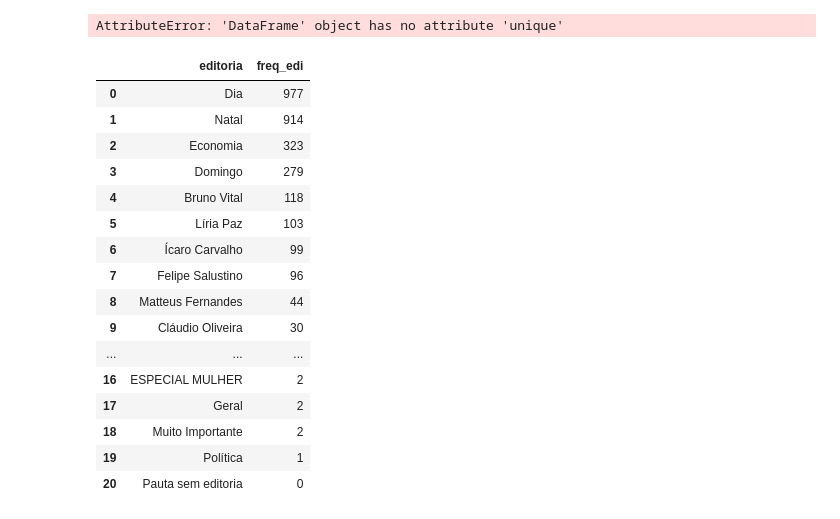
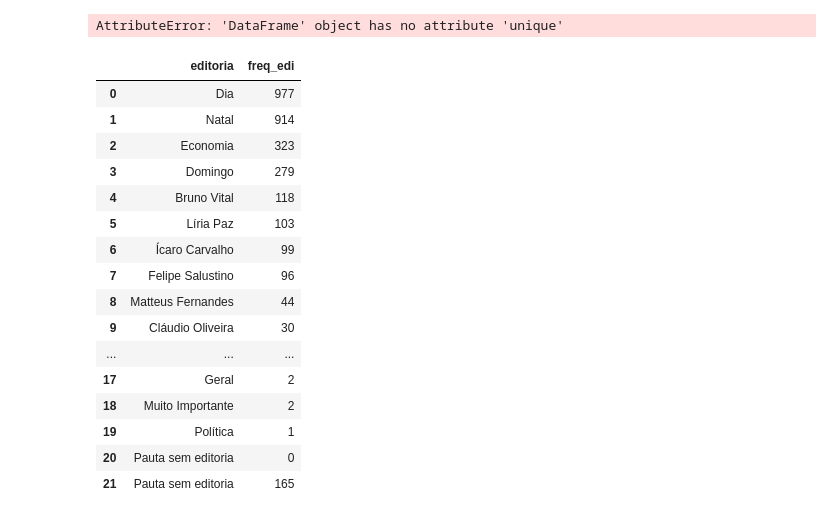
Before and after one commit to alisson002/Dashboard-TN, a Jupyter notebook: graficosPython.ipynb, the cells around one changed output. Drawn from its saved outputs; the diff is of its cells as text; code cells hidden in the pictures.

Commit message:
Corrigindo e finalizando as parte de notícias por editoria do impresso.

```diff
--- a/graficosPython.ipynb
+++ b/graficosPython.ipynb
@@ -559,35 +559,43 @@ AttributeError: 'DataFrame' object has no attribute 'unique'
 df_editorias_impresso = pd.read_csv('tabelas/impresso/EDI_impresso.csv', low_memory=False)
 
 # Recebe a coluna 'editoria' do df df_editorias_impresso
 noticias_edi = df_editorias_impresso[['editoria', 'freq_edi']]
 
 # Nesse caso vai sem ['editoria'] por ser um tipo Series e só ter aquela coluna
 # noticias_edi = noticias_edi.value_counts().reset_index()
 
 # noticias_edi.columns = [['editoria', 'freq_edi']]
 
 # noticias_edi
 
 noticias_edi = noticias_edi.drop_duplicates()
 
 noticias_edi_somado = noticias_edi.groupby('editoria')['freq_edi'].sum().sort_values(ascending=False).reset_index()
 
+# Conta a frequência da linha 'Pauta sem editoria'
+freq_pauta_sem_editoria = df_editorias_impresso['editoria'].value_counts()['Pauta sem editoria']
+
+# Adiciona a linha 'Pauta sem editoria' ao DataFrame noticias_edi_somado
+noticias_edi_somado.loc[len(noticias_edi_somado)] = ['Pauta sem editoria', freq_pauta_sem_editoria]
+
+
+
 noticias_edi_somado
 # %% [output]
 |  | editoria | freq_edi |
 | 0 | Dia | 977 |
 | 1 | Natal | 914 |
 | 2 | Economia | 323 |
 | 3 | Domingo | 279 |
 | 4 | Bruno Vital | 118 |
 | 5 | Líria Paz | 103 |
 | 6 | Ícaro Carvalho | 99 |
 | 7 | Felipe Salustino | 96 |
 | 8 | Matteus Fernandes | 44 |
 | 9 | Cláudio Oliveira | 30 |
 | ... | ... | ... |
-| 16 | ESPECIAL MULHER | 2 |
 | 17 | Geral | 2 |
 | 18 | Muito Importante | 2 |
 | 19 | Política | 1 |
 | 20 | Pauta sem editoria | 0 |
+| 21 | Pauta sem editoria | 165 |
```
Also changed, not shown: parts of 1 cell of this notebook, 4 other files.
